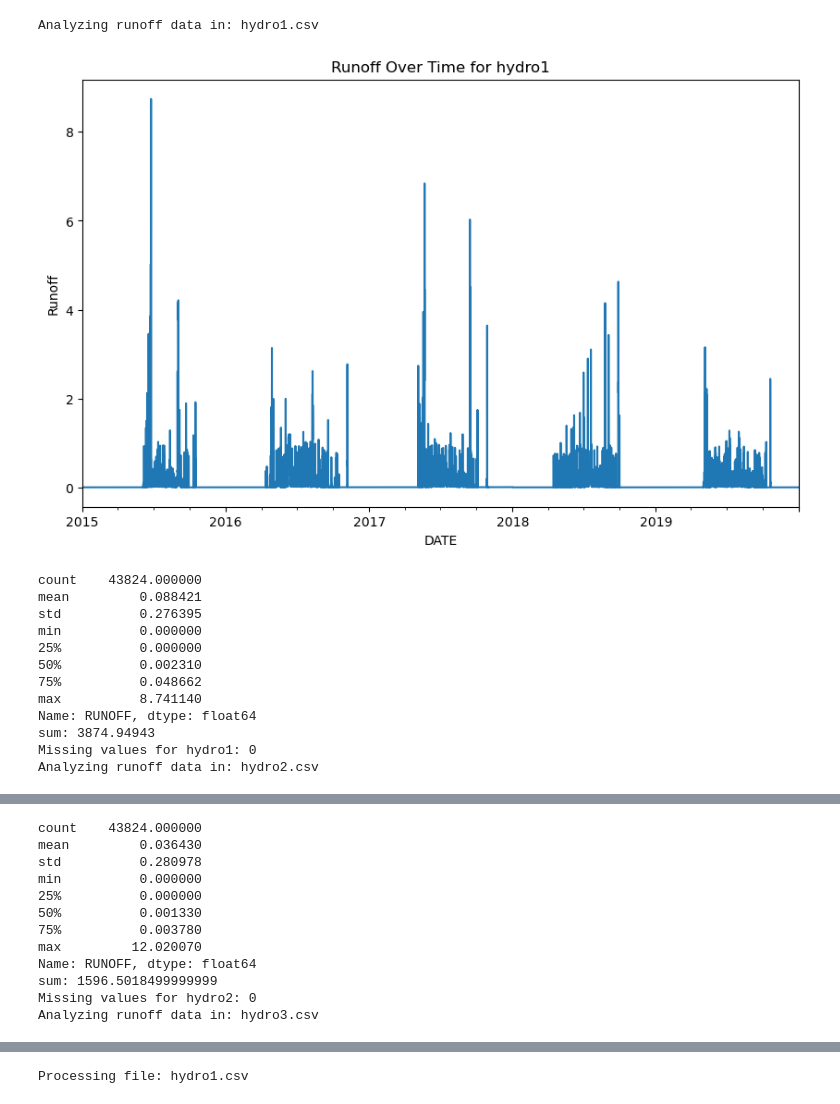
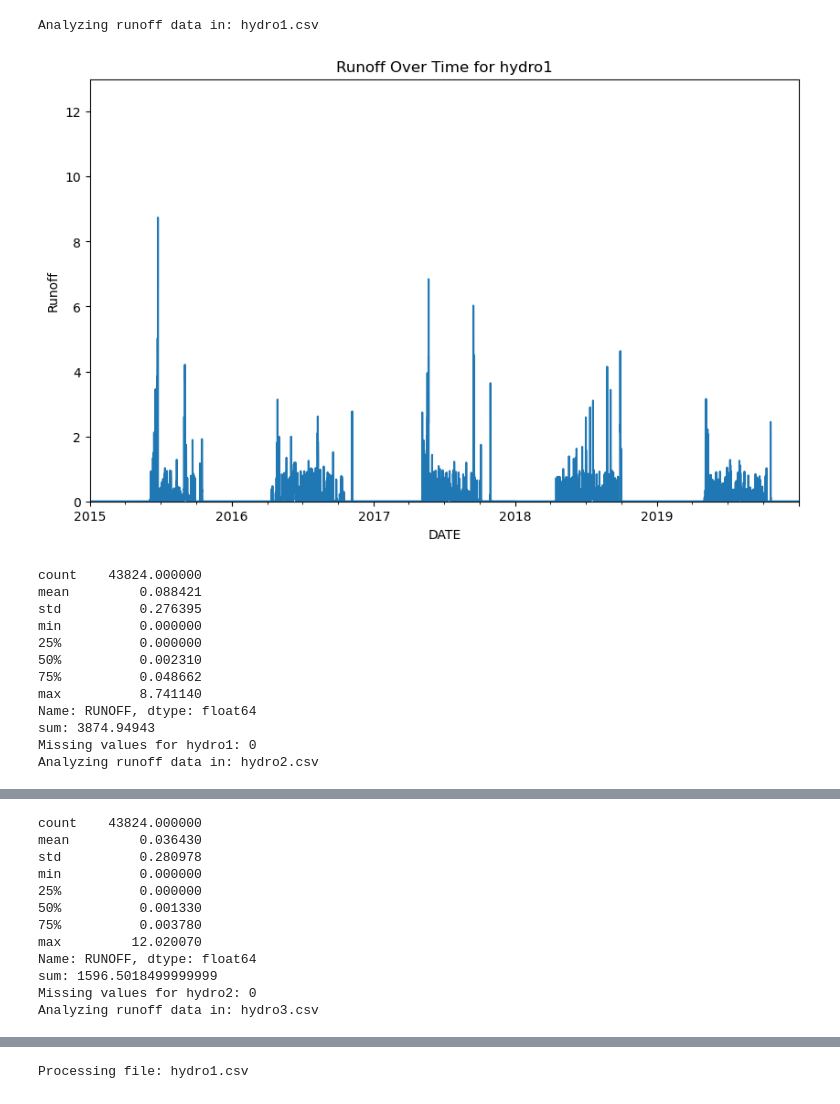
Before and after one commit to giooms/RREH_thesis, a Jupyter notebook: scripts/helper/hydro_analysis.ipynb, the cells around one changed output, grey strips where cells are left out. Drawn from its saved outputs; the diff is of its cells as text; code cells hidden in the pictures.

```diff
--- a/scripts/helper/hydro_analysis.ipynb
+++ b/scripts/helper/hydro_analysis.ipynb
@@ -6,43 +4,44 @@ import matplotlib.pyplot as plt
 import os
 
 # Define the directory where the CSV files are stored
-input_dir = r'C:\Users\gille\OneDrive\Documents\Travail\HEC-University\Master_2\Master Thesis\Code\hydro_data\MAR_24\csv'
+input_dir = '../../data/hydro'
 
 def analyze_runoff(file_path):
     # Load the CSV file
     df = pd.read_csv(file_path)
 
     # Manually construct the datetime string and convert it
     df['DATE'] = pd.to_datetime(df['YYY'].astype(str) + '-' +
                                 df['MM'].astype(str).str.zfill(2) + '-' +
                                 df['DD'].astype(str).str.zfill(2) + ' ' +
                                 df['HH'].astype(str).str.zfill(2) + ':00:00')
 
     # Set DATE as the index
     df.set_index('DATE', inplace=True)
 
     # Plot and summarize runoff data for each unique NAME
     for location in df['NAME'].unique():
         df_location = df[df['NAME'] == location]
         plt.figure(figsize=(10, 6))
-        df_location['RUNOFF'].plot(title=f'Runoff Over Time for {location}')
-        plt.ylabel('Runoff')
+        ax = df_location['RUNOFF'].plot(title=f'Runoff Over Time for {location}')
+        ax.set_ylabel('Runoff')
+        ax.set_ylim(0, 13)  # Set the y-axis range from 0 to 13
         plt.show()
 
         # Print summary statistics for runoff
         print(df_location['RUNOFF'].describe())
         print(f'sum: {df_location["RUNOFF"].sum()}')
         print(f'Missing values for {location}: {df_location["RUNOFF"].isnull().sum()}')
 
 # Loop through each file in the directory
 for filename in os.listdir(input_dir):
     if filename.endswith('.csv'):
         full_path = os.path.join(input_dir, filename)
         print(f'Analyzing runoff data in: {filename}')
         analyze_runoff(full_path)
 # %% [output]
 Analyzing runoff data in: hydro1.csv
-[figure, old version]
+[figure, new version]
 count    43824.000000
 mean         0.088421
 std          0.276395
```
Also changed, not shown: parts of 5 cells of this notebook, 4 other files.
